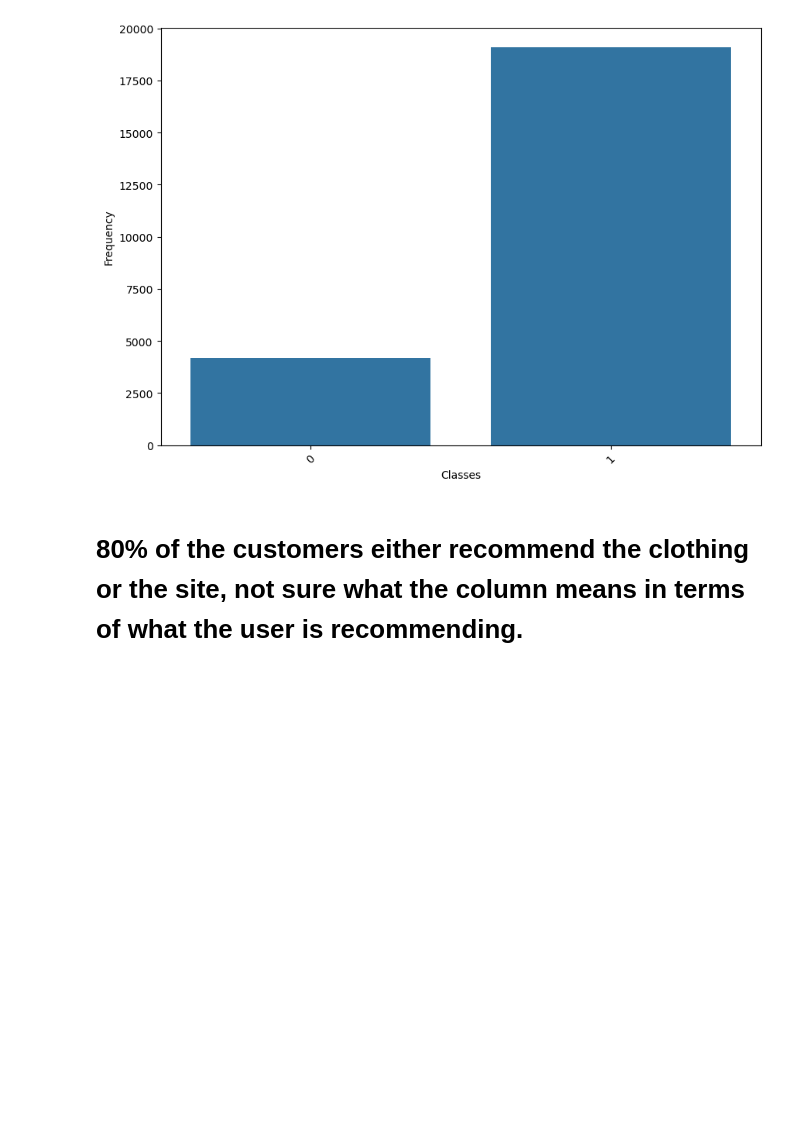
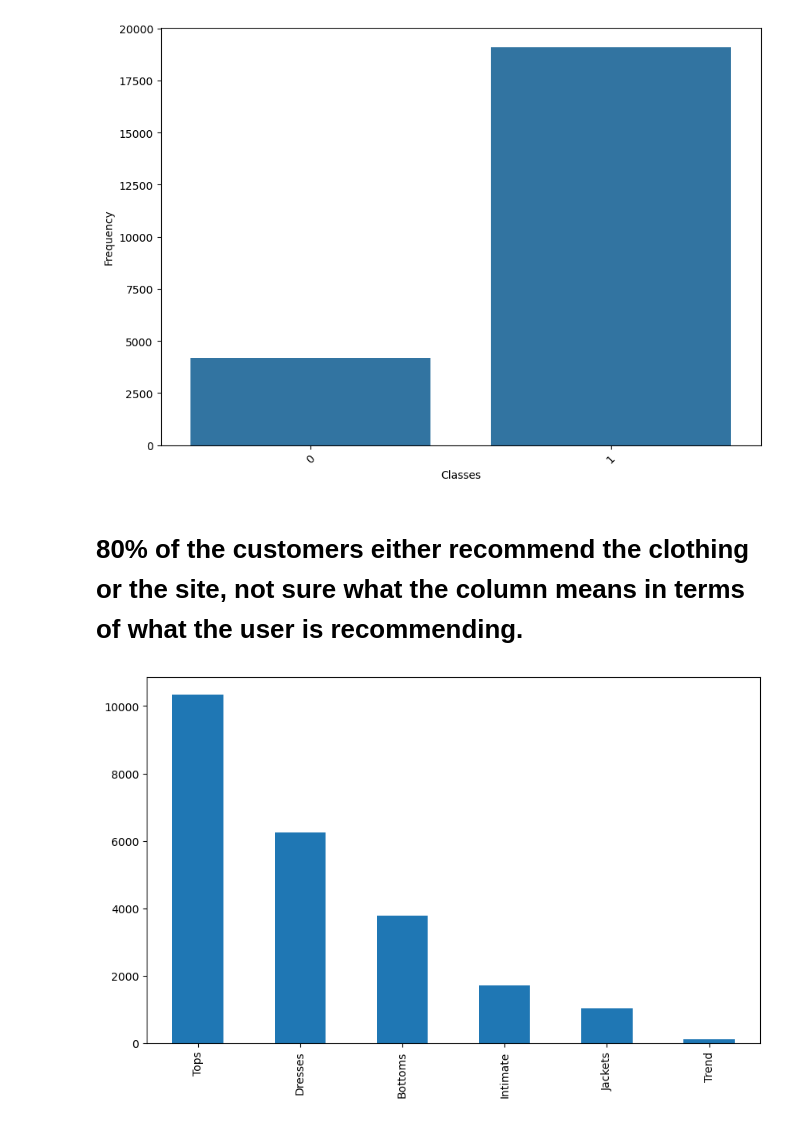
Before and after one commit to MaukanMir/Women-Ecommerce-Analysis, a Jupyter notebook: training.ipynb, the cells around one changed output. Drawn from its saved outputs; the diff is of its cells as text; code cells hidden in the pictures; blank space fills up the shorter version.

```diff
--- a/training.ipynb
+++ b/training.ipynb
@@ -96,3 +96,9 @@ check_class_imbalance(df["Recommended.IND"])
 [figure]
 # %% [markdown]
 # 80% of the customers either recommend the clothing or the site, not sure what the column means in terms of what the user is recommending.
+# %%
+plt.figure(figsize=(10, 6))
+df["Department.Name"].value_counts().plot.bar(x="Classes", y="Counts")
+plt.show()
+# %% [output]
+[figure, added]
```
Also changed, not shown: parts of 2 cells of this notebook.
